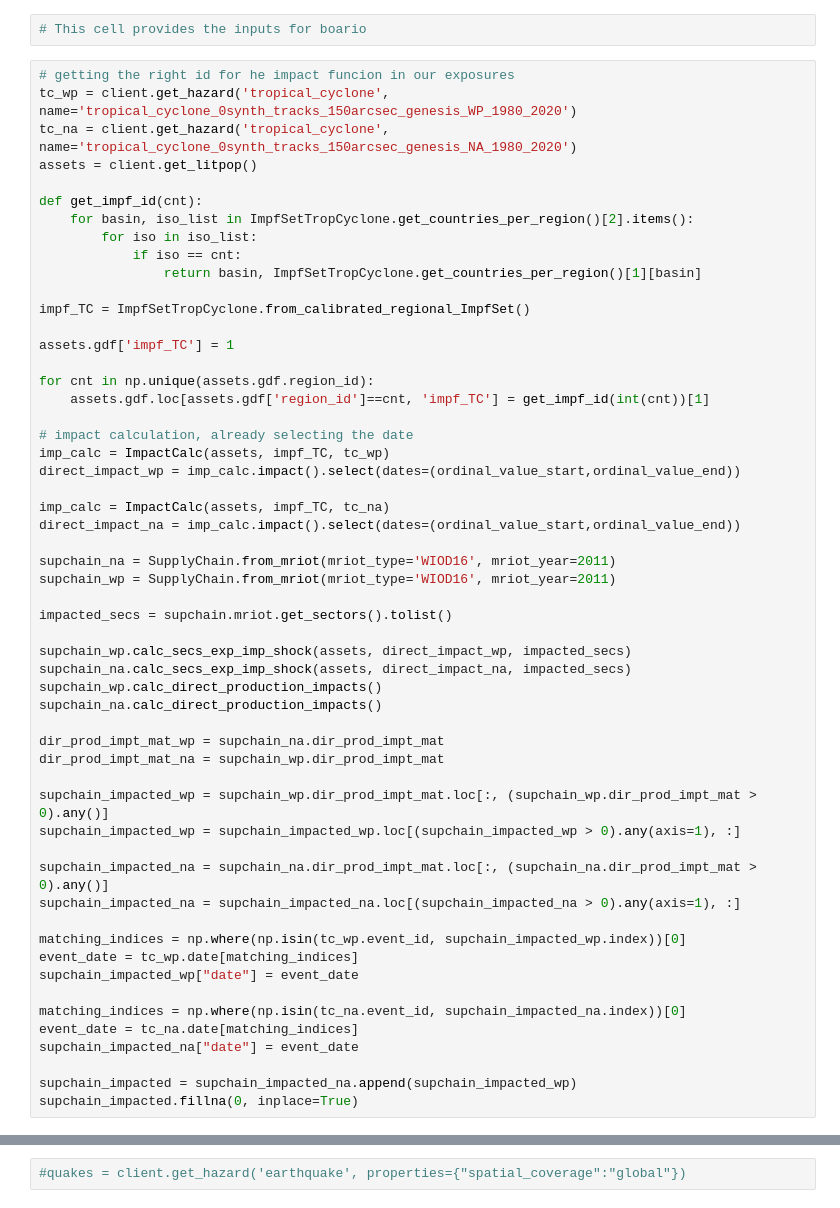
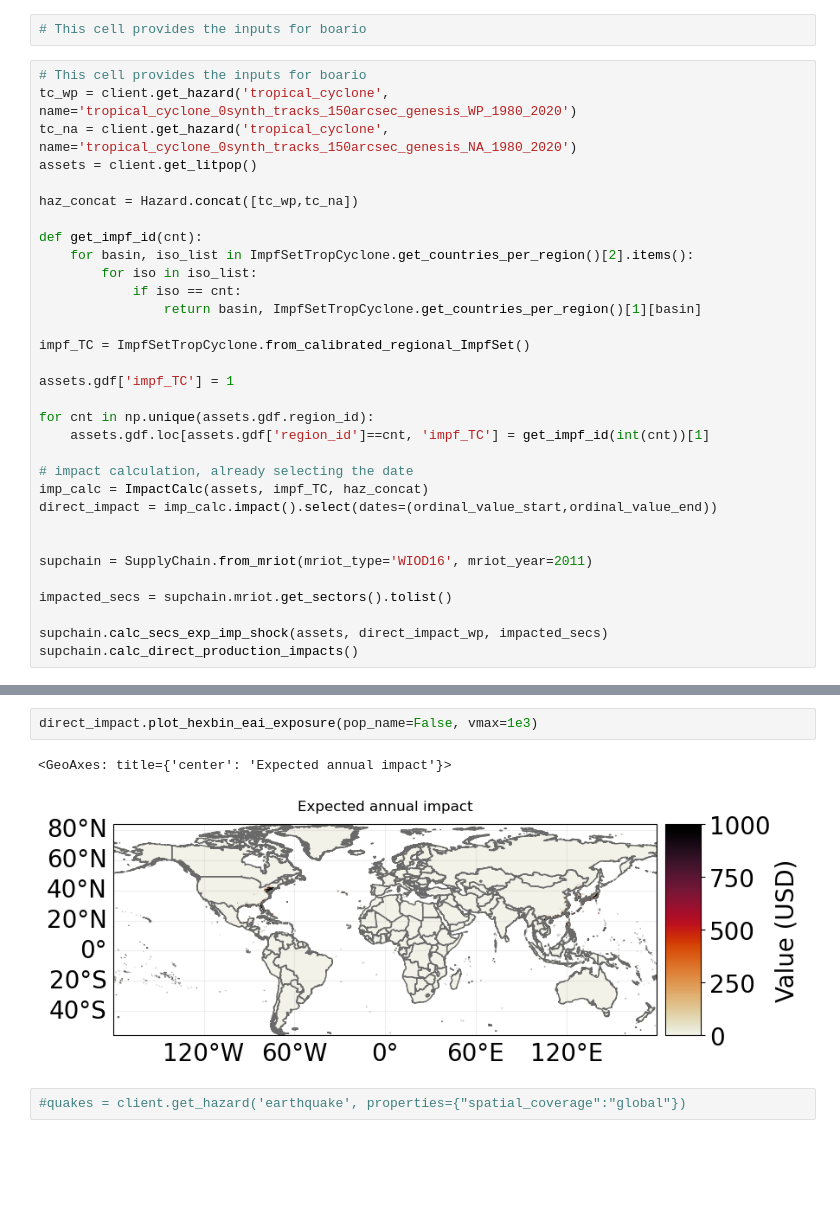
Before and after one commit to zeliest/compound_events_supply_chain, a Jupyter notebook: compute_sector_impacts.ipynb, the cells around one changed output, grey strips where cells are left out. Saved outputs shown, nothing was run; the diff lists cells and outputs as text; blank space fills up the shorter version.

Commit message:
Concat hazards

```diff
--- a/compute_sector_impacts.ipynb
+++ b/compute_sector_impacts.ipynb
@@ -21,10 +22,12 @@ ordinal_value_end = dt_end.toordinal()
 # %%
 # This cell provides the inputs for boario
 # %%
-# getting the right id for he impact funcion in our exposures
+# This cell provides the inputs for boario
 tc_wp = client.get_hazard('tropical_cyclone', name='tropical_cyclone_0synth_tracks_150arcsec_genesis_WP_1980_2020')
 tc_na = client.get_hazard('tropical_cyclone', name='tropical_cyclone_0synth_tracks_150arcsec_genesis_NA_1980_2020')
 assets = client.get_litpop()
+
+haz_concat = Hazard.concat([tc_wp,tc_na])
 
 def get_impf_id(cnt):
     for basin, iso_list in ImpfSetTropCyclone.get_countries_per_region()[2].items():
@@ -40,39 +43,14 @@ for cnt in np.unique(assets.gdf.region_id):
     assets.gdf.loc[assets.gdf['region_id']==cnt, 'impf_TC'] = get_impf_id(int(cnt))[1]
 
 # impact calculation, already selecting the date
-imp_calc = ImpactCalc(assets, impf_TC, tc_wp)
-direct_impact_wp = imp_calc.impact().select(dates=(ordinal_value_start,ordinal_value_end))
+imp_calc = ImpactCalc(assets, impf_TC, haz_concat)
+direct_impact = imp_calc.impact().select(dates=(ordinal_value_start,ordinal_value_end))
 
-imp_calc = ImpactCalc(assets, impf_TC, tc_na)
-direct_impact_na = imp_calc.impact().select(dates=(ordinal_value_start,ordinal_value_end))
 
-supchain_na = SupplyChain.from_mriot(mriot_type='WIOD16', mriot_year=2011)
-supchain_wp = SupplyChain.from_mriot(mriot_type='WIOD16', mriot_year=2011)
+supchain = SupplyChain.from_mriot(mriot_type='WIOD16', mriot_year=2011)
 
 impacted_secs = supchain.mriot.get_sectors().tolist()
 
-supchain_wp.calc_secs_exp_imp_shock(assets, direct_impact_wp, impacted_secs)
-supchain_na.calc_secs_exp_imp_shock(assets, direct_impact_na, impacted_secs)
-supchain_wp.calc_direct_production_impacts()
-supchain_na.calc_direct_production_impacts()
-
-dir_prod_impt_mat_wp = supchain_na.dir_prod_impt_mat
-dir_prod_impt_mat_na = supchain_wp.dir_prod_impt_mat
-
-supchain_impacted_wp = supchain_wp.dir_prod_impt_mat.loc[:, (supchain_wp.dir_prod_impt_mat > 0).any()]
-supchain_impacted_wp = supchain_impacted_wp.loc[(supchain_impacted_wp > 0).any(axis=1), :]
-
-supchain_impacted_na = supchain_na.dir_prod_impt_mat.loc[:, (supchain_na.dir_prod_impt_mat > 0).any()]
-supchain_impacted_na = supchain_impacted_na.loc[(supchain_impacted_na > 0).any(axis=1), :]
-
-matching_indices = np.where(np.isin(tc_wp.event_id, supchain_impacted_wp.index))[0]
-event_date = tc_wp.date[matching_indices]
-supchain_impacted_wp["date"] = event_date
-
-matching_indices = np.where(np.isin(tc_na.event_id, supchain_impacted_na.index))[0]
-event_date = tc_na.date[matching_indices]
-supchain_impacted_na["date"] = event_date
-
-supchain_impacted = supchain_impacted_na.append(supchain_impacted_wp)
-supchain_impacted.fillna(0, inplace=True)
+supchain.calc_secs_exp_imp_shock(assets, direct_impact_wp, impacted_secs)
+supchain.calc_direct_production_impacts()
 # %% [output]
@@ -99,3 +59,8 @@ supchain_impacted
+# %%
+direct_impact.plot_hexbin_eai_exposure(pop_name=False, vmax=1e3)
+# %% [output]
+<GeoAxes: title={'center': 'Expected annual impact'}>
+[figure, added]
 # %%
 #quakes = client.get_hazard('earthquake', properties={"spatial_coverage":"global"})
 # %%
```
Also changed, not shown: parts of 3 cells of this notebook.
